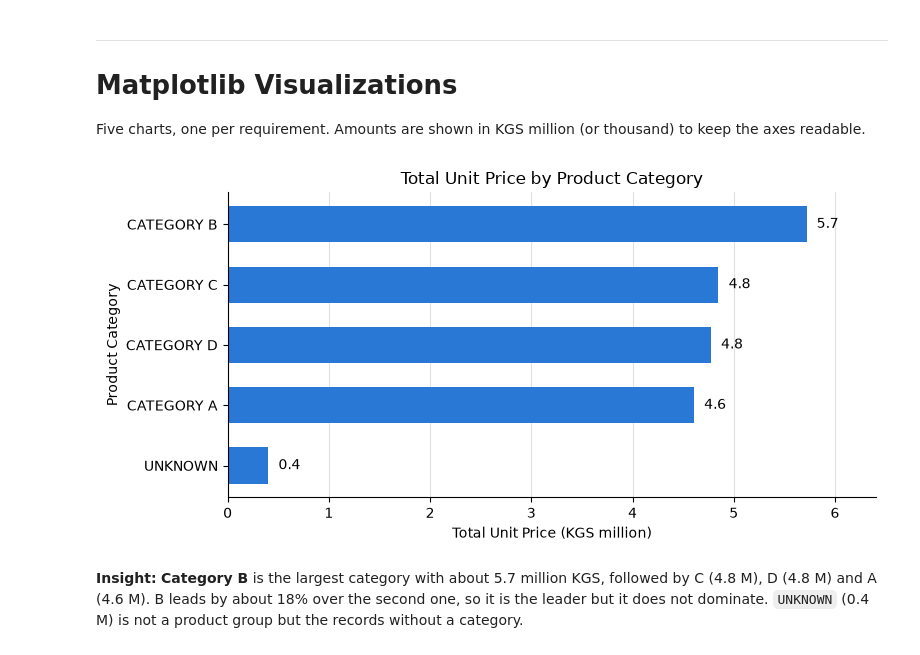
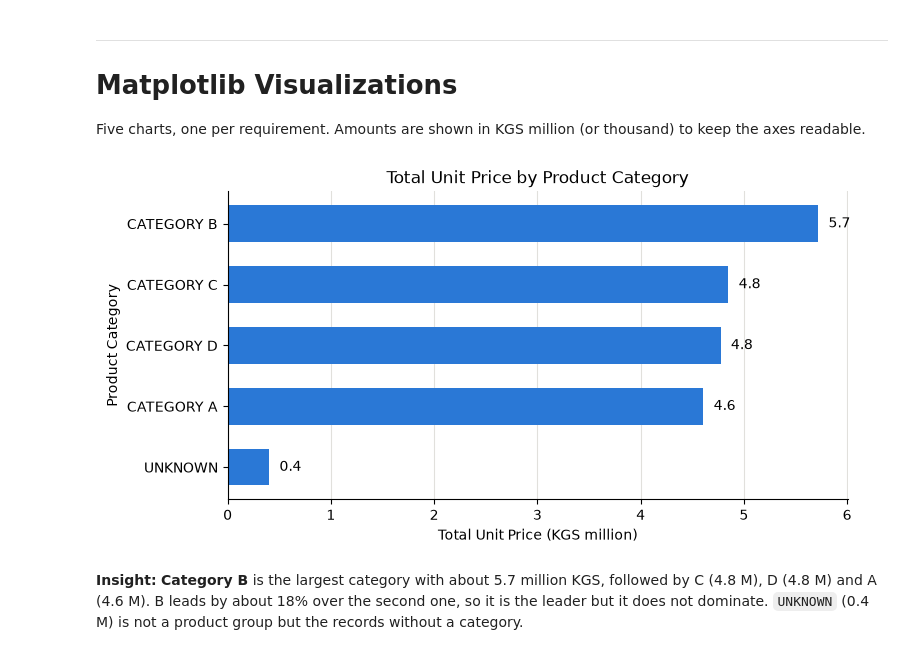
Before and after one commit to data-analysis-course/Altynai_ismailova_analytics, a Jupyter notebook: pandas/midterm1_18_altynai/altynai_18_mid_solution.ipynb, the cells around one changed output. Saved outputs shown, nothing was run; the diff lists cells and outputs as text; code cells hidden in the pictures.

```diff
--- a/pandas/midterm1_18_altynai/altynai_18_mid_solution.ipynb
+++ b/pandas/midterm1_18_altynai/altynai_18_mid_solution.ipynb
@@ -825,21 +825,19 @@ def tidy(ax, grid_axis="y"):
 # %%
 # chart 1: horizontal bar - total unit_price by Product Category
 cat_total = df.groupby("product_category")["unit_price"].sum().sort_values()
 vals = cat_total.values / 1e6
 
 fig, ax = plt.subplots(figsize=(8, 4))
 ax.barh(cat_total.index, vals, color=BLUE, height=0.6)
 for y, v in enumerate(vals):
     ax.text(v + 0.1, y, f"{v:.1f}", va="center")
 ax.set_title("Total Unit Price by Product Category")
 ax.set_xlabel("Total Unit Price (KGS million)")
 ax.set_ylabel("Product Category")
-ax.set_xlim(0, vals.max() * 1.12)
 tidy(ax, "x")
-plt.tight_layout()
 plt.show()
 # %% [output]
-[figure, old version]
+[figure, new version]
 # %% [markdown]
 **Insight:** **Category B** is the largest category with about 5.7 million KGS, followed by C (4.8 M), D (4.8 M) and A (4.6 M). B leads by about 18% over the second one, so it is the leader but it does not dominate. `UNKNOWN` (0.4 M) is not a product group but the records without a category.
 # %%
```
Also changed, not shown: parts of 2 cells of this notebook.
